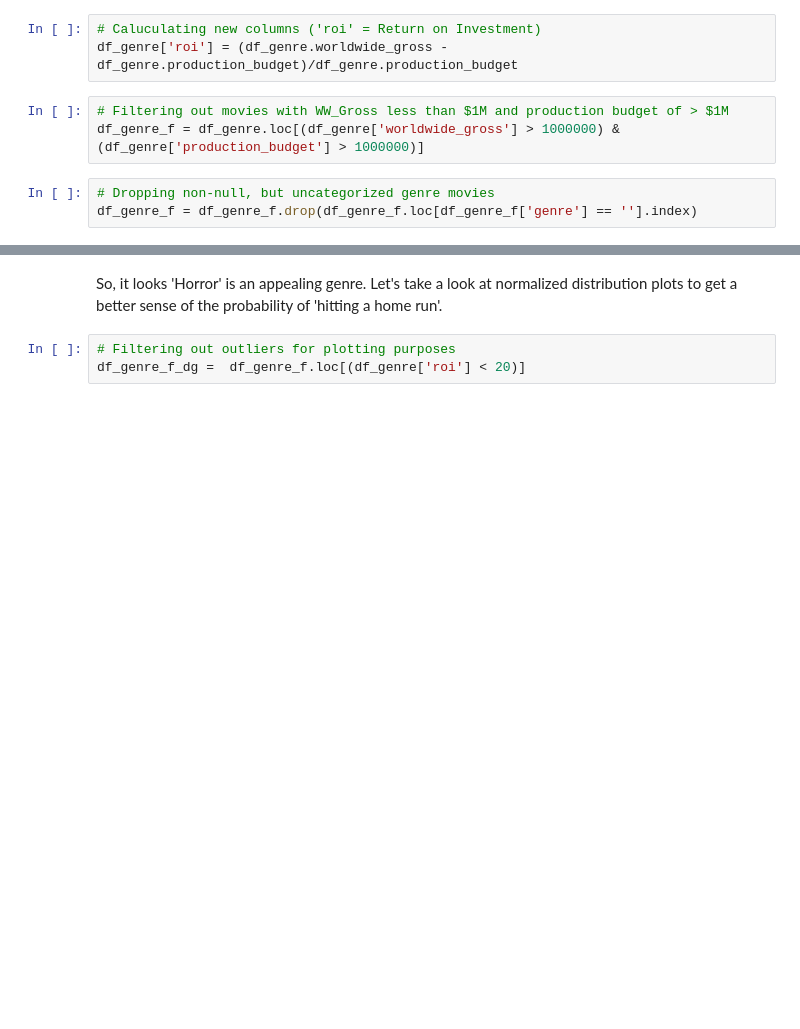
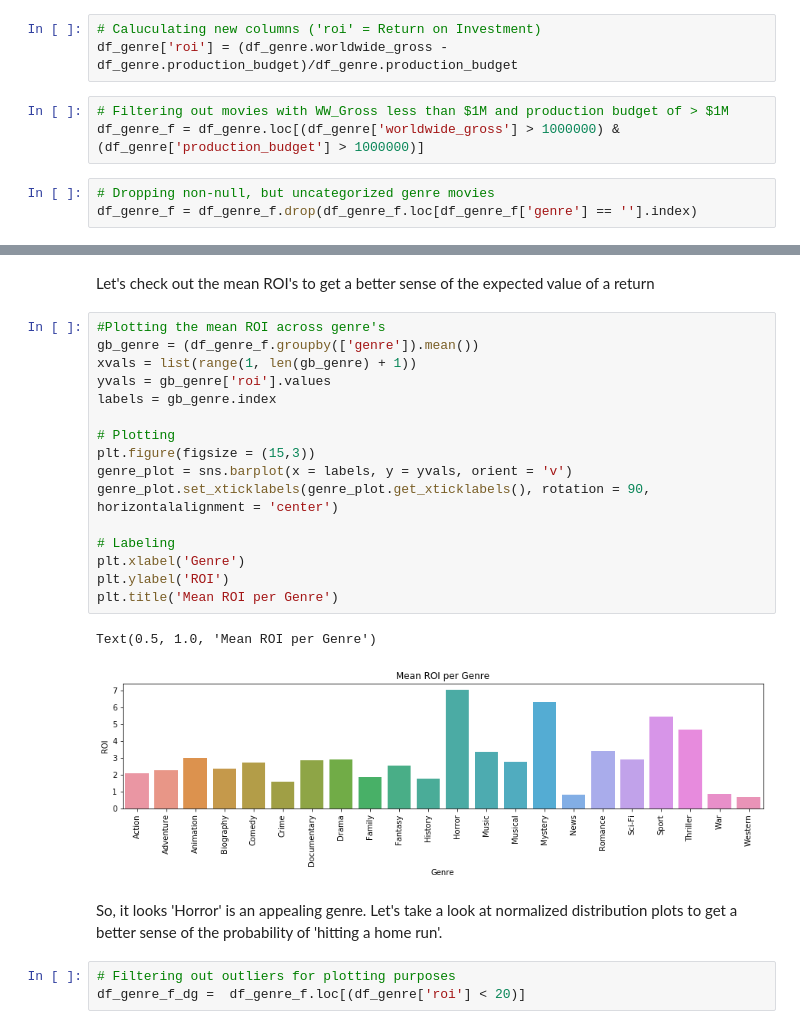
Before and after one commit to KyleDBetts/Project01, a Jupyter notebook: Movies_Project_KDB.ipynb, the cells around one changed output, grey strips where cells are left out. Saved outputs shown, nothing was run; the diff lists cells and outputs as text; blank space fills up the shorter version.

```diff
--- a/Movies_Project_KDB.ipynb
+++ b/Movies_Project_KDB.ipynb
@@ -101,6 +113,27 @@ plt.title('ROI per Genre', fontsize=20)
 # %% [output]
 Text(0.5, 1.0, 'ROI per Genre')
 [figure]
+# %% [markdown]
+Let's check out the mean ROI's to get a better sense of the expected value of a return
+# %%
+#Plotting the mean ROI across genre's
+gb_genre = (df_genre_f.groupby(['genre']).mean())
+xvals = list(range(1, len(gb_genre) + 1))
+yvals = gb_genre['roi'].values
+labels = gb_genre.index
+
+# Plotting
+plt.figure(figsize = (15,3))
+genre_plot = sns.barplot(x = labels, y = yvals, orient = 'v')
+genre_plot.set_xticklabels(genre_plot.get_xticklabels(), rotation = 90, horizontalalignment = 'center')
+
+# Labeling
+plt.xlabel('Genre')
+plt.ylabel('ROI')
+plt.title('Mean ROI per Genre')
+# %% [output]
+Text(0.5, 1.0, 'Mean ROI per Genre')
+[figure, added]
 # %% [markdown]
 So, it looks 'Horror' is an appealing genre.  Let's take a look at normalized distribution plots to get a better sense of the probability of 'hitting a home run'.
 # %%
```
Also changed, not shown: parts of 73 cells of this notebook.
